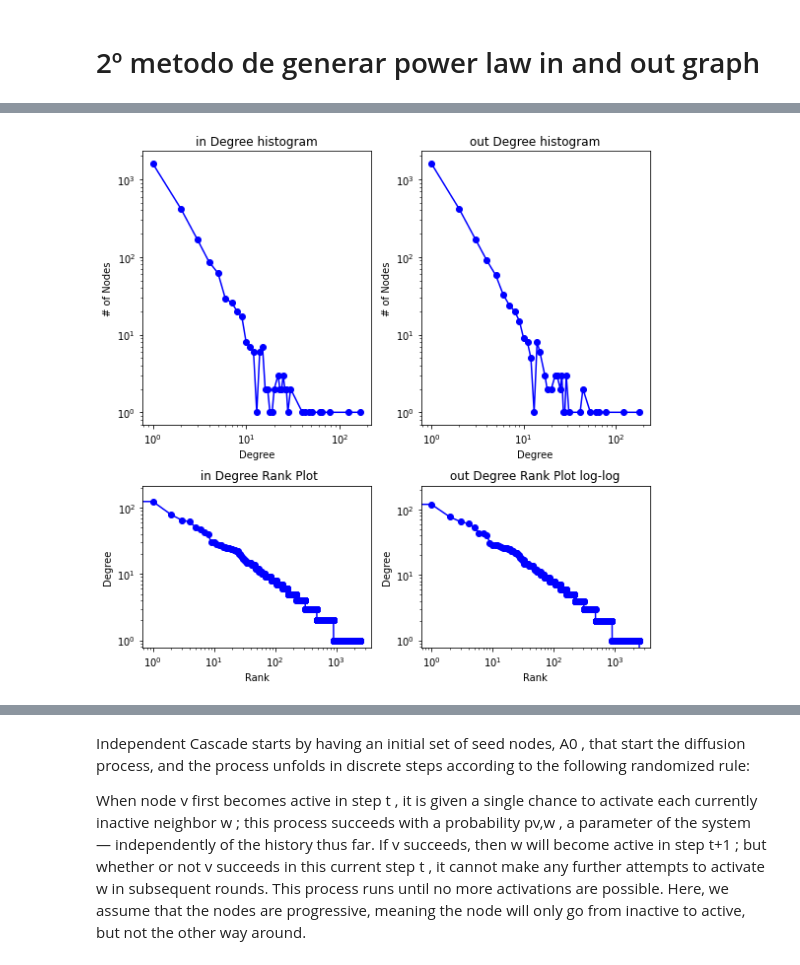
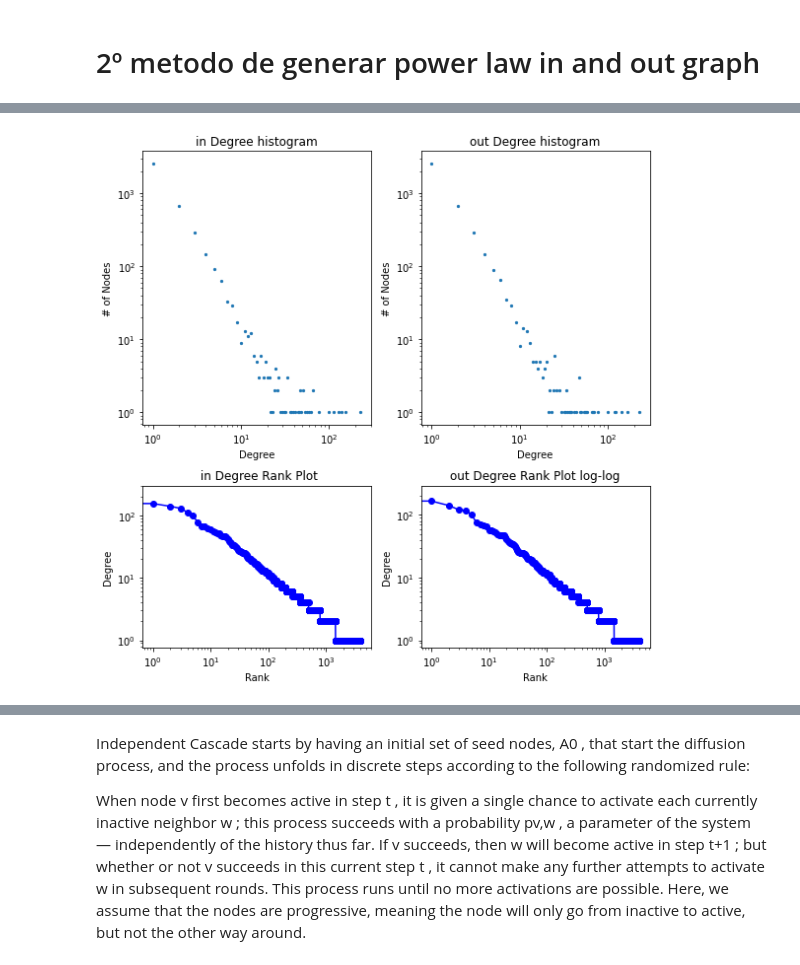
Before and after one commit to Brumargon/TFM.-, a Jupyter notebook: ICM .ipynb, the cells around one changed output, grey strips where cells are left out. Saved outputs shown, nothing was run; the diff lists cells and outputs as text; code cells hidden in the pictures.

```diff
--- a/ICM .ipynb
+++ b/ICM .ipynb
@@ -64,7 +62,7 @@ def plot_degree_dist(G):
 
 while True:
     s=[]
-    while len(s)<2500:
+    while len(s)<4000:
         nextval = int(nx.utils.powerlaw_sequence(1, 2.5)[0]) #100 nodes, power-law exponent 2.5
 
         if nextval!=0:
@@ -82,7 +80,7 @@ dout=random.sample(s,len(s))
 
 print(sum(din),sum(dout))
 
-graph = nx.directed_configuration_model( din, dout)
+graph = nx.directed_configuration_model(din, dout)
 graph=nx.DiGraph(graph) # remove parallel edges
 graph.remove_edges_from(nx.selfloop_edges(graph))
 plot_degree_dist(graph)
@@ -117,36 +177,36 @@ ax1.set_xlabel("Rank")
 
 
 
 ax3 = fig.add_subplot(axgrid[3:, 3:])
 ax3.plot(degree_sequence2, "b-", marker="o")
 ax3.set_title("out Degree Rank Plot log-log")
 ax3.set_xscale('log')
 ax3.set_yscale('log')
 ax3.set_ylabel("Degree")
 ax3.set_xlabel("Rank")
 
 
 
 
 ax2 = fig.add_subplot(axgrid[0:3, :3])
-ax2.plot(*np.unique([i for i in degree_sequence1 if i != 0], return_counts=True), "b-", marker="o")
+ax2.scatter(*np.unique([i for i in degree_sequence1 if i != 0], return_counts=True), s=5)
 ax2.set_title("in Degree histogram")
 ax2.set_xlabel("Degree")
 ax2.set_ylabel("# of Nodes")
 ax2.set_xscale('log')
 ax2.set_yscale('log')
 
 ax4 = fig.add_subplot(axgrid[0:3,3:])
-ax4.plot(*np.unique([i for i in degree_sequence2 if i != 0], return_counts=True), "b-", marker="o")
+ax4.scatter(*np.unique([i for i in degree_sequence2 if i != 0], return_counts=True), s=5)
 ax4.set_title("out Degree histogram")
 ax4.set_xlabel("Degree")
 ax4.set_ylabel("# of Nodes")
 ax4.set_xscale('log')
 ax4.set_yscale('log')
 fig.tight_layout()
 plt.show()
 # %% [output]
-[figure, old version]
+[figure, new version]
 # %%
 value=1
 
```
Also changed, not shown: parts of 10 cells of this notebook.
